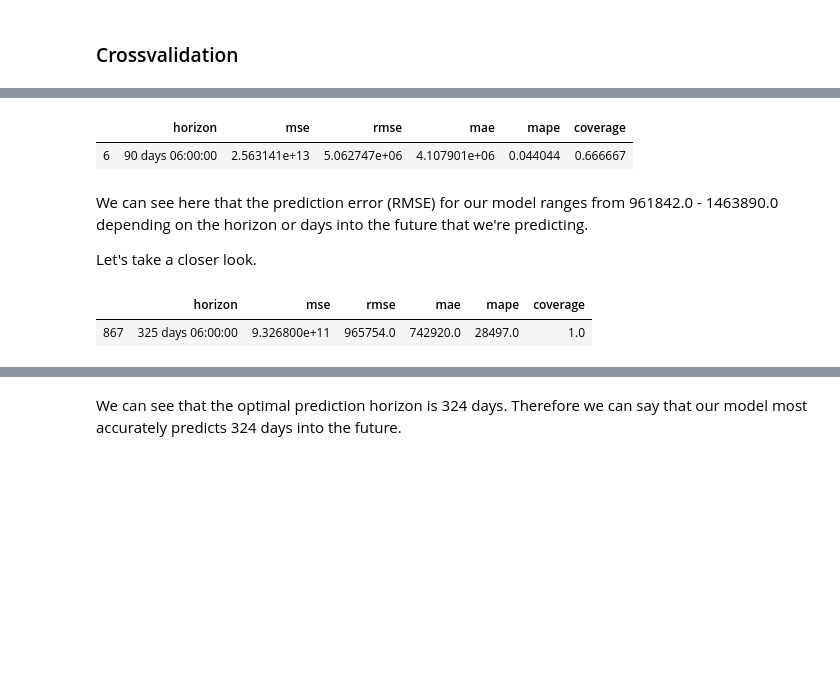
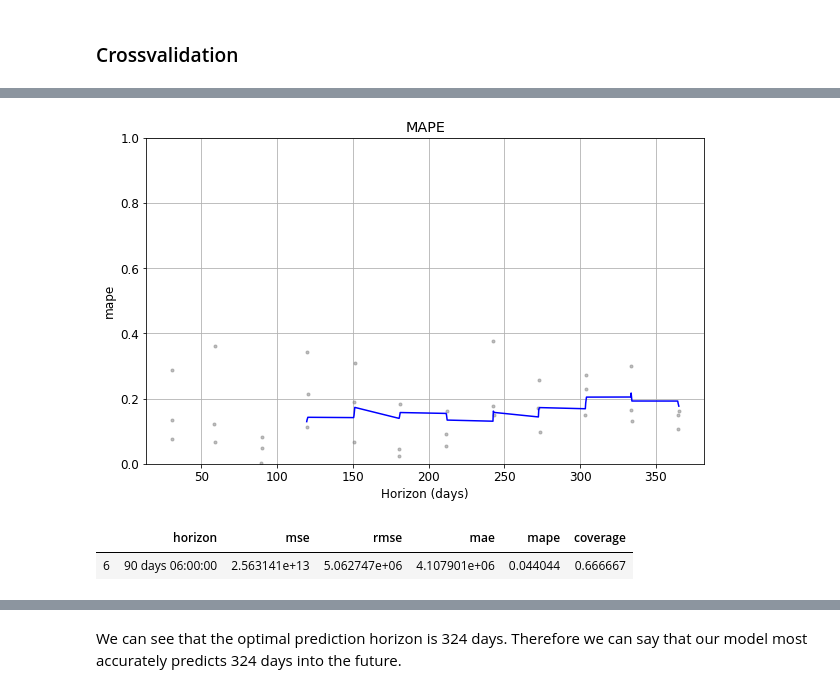
Before and after one commit to JessicaFB/Product-Demand-Forecasting, a Jupyter notebook: Product-Demand-Forecasting.ipynb, the cells around one changed output, grey strips where cells are left out. Saved outputs shown, nothing was run; the diff lists cells and outputs as text; code cells hidden in the pictures; blank space fills up the shorter version.

```diff
--- a/Product-Demand-Forecasting.ipynb
+++ b/Product-Demand-Forecasting.ipynb
@@ -1077 +1131,10 @@ Max MAPE: 0.2462
+# %%
+### Plot Metrics ###
+
+fig = plot_cross_validation_metric(top_prod_d_cv, metric='mape', rolling_window=.3)
+plt.ylim([0,1])
+plt.title('MAPE')
+plt.show()
+# %% [output]
+[figure, added]
 # %%
@@ -1079,13 +1143,3 @@ top_prod_p.sort_values(by=['mape'])[:1]
 # %% [output]
 |  | horizon | mse | rmse | mae | mape | coverage |
 | 6 | 90 days 06:00:00 | 2.563141e+13 | 5.062747e+06 | 4.107901e+06 | 0.044044 | 0.666667 |
-# %% [markdown]
-We can see here that the prediction error (RMSE) for our model ranges from 961842.0 - 1463890.0 depending on the horizon or days into the future that we're predicting.
-
-Let's take a closer look.
-# %%
-# Prediction metrics for min RMSE
-top_prod_p.sort_values(by=['rmse']).head(1).round()
-# %% [output]
-|  | horizon | mse | rmse | mae | mape | coverage |
-| 867 | 325 days 06:00:00 | 9.326800e+11 | 965754.0 | 742920.0 | 28497.0 | 1.0 |
```
Also changed, not shown: parts of 13 cells of this notebook.
